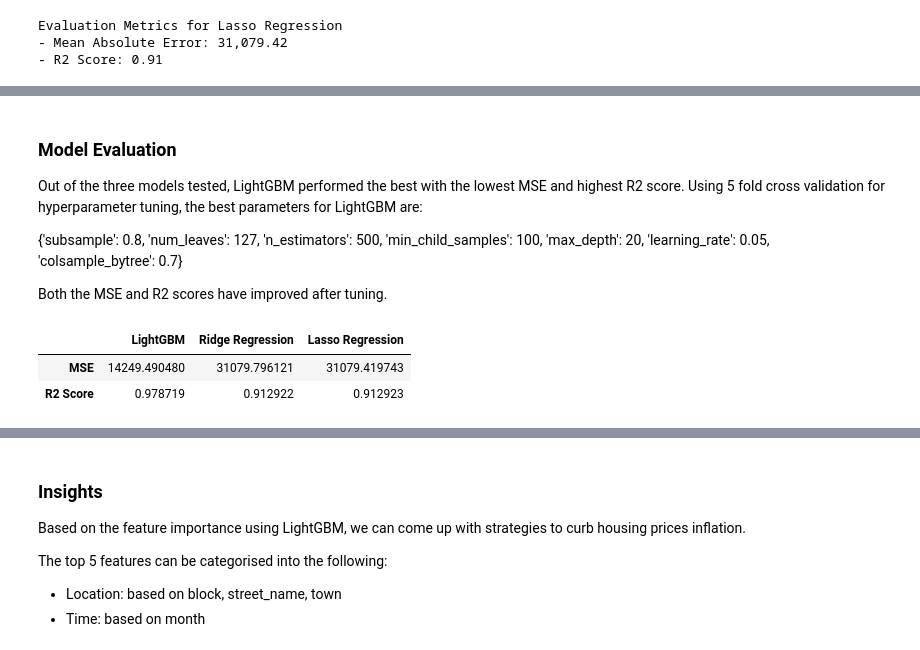
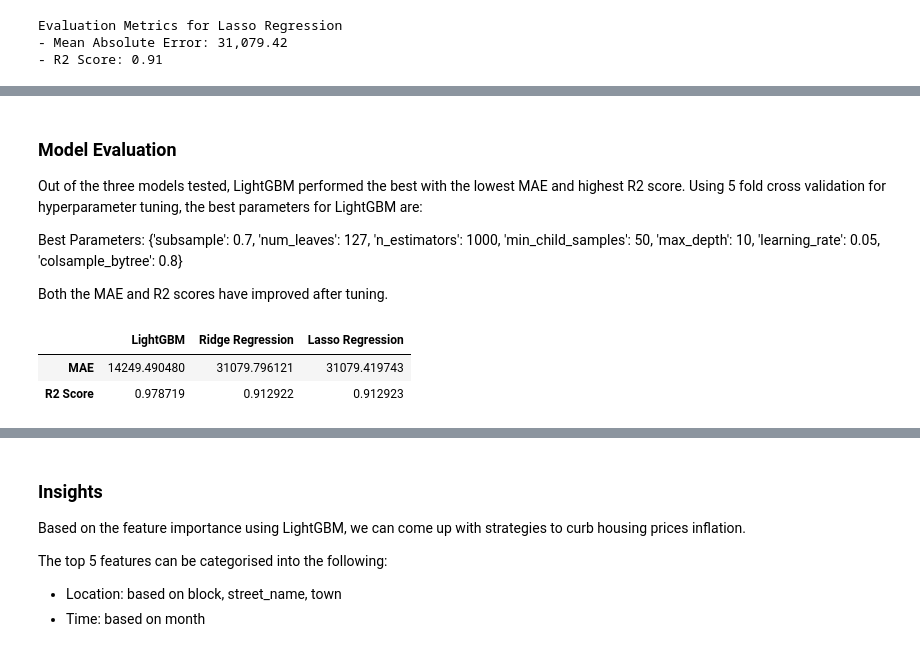
Before and after one commit to risafheng/sg_property_price_predictor, a Jupyter notebook: sg_property_price_predictor.ipynb, the cells around one changed output, grey strips where cells are left out. Cells and saved outputs as stored; diff of their text form; code cells hidden in the pictures.

```diff
--- a/sg_property_price_predictor.ipynb
+++ b/sg_property_price_predictor.ipynb
@@ -774,19 +780,20 @@ print(lasso_coef_df.sort_values(by='Coefficient', ascending=False).head(15))
 # %% [markdown]
 ### Model Evaluation
 
-Out of the three models tested, LightGBM performed the best with the lowest MSE and highest R2 score. Using 5 fold cross validation for hyperparameter tuning, the best parameters for LightGBM are:
+Out of the three models tested, LightGBM performed the best with the lowest MAE and highest R2 score. Using 5 fold cross validation for hyperparameter tuning, the best parameters for LightGBM are:
 
-{'subsample': 0.8, 'num_leaves': 127, 'n_estimators': 500, 'min_child_samples': 100, 'max_depth': 20, 'learning_rate': 0.05, 'colsample_bytree': 0.7}
+Best Parameters: {'subsample': 0.7, 'num_leaves': 127, 'n_estimators': 1000, 'min_child_samples': 50, 'max_depth': 10, 'learning_rate': 0.05, 'colsample_bytree': 0.8}
 
-Both the MSE and R2 scores have improved after tuning.
+
+Both the MAE and R2 scores have improved after tuning.
 # %%
 model_scores = {"LightGBM": lgb_metrics,
                 "Ridge Regression": ridge_metrics,
                 "Lasso Regression": lasso_metrics}
-pd.DataFrame(model_scores, index=["MSE", "R2 Score"])
+pd.DataFrame(model_scores, index=["MAE", "R2 Score"])
 # %% [output]
 |  | LightGBM | Ridge Regression | Lasso Regression |
-| MSE | 14249.490480 | 31079.796121 | 31079.419743 |
+| MAE | 14249.490480 | 31079.796121 | 31079.419743 |
 | R2 Score | 0.978719 | 0.912922 | 0.912923 |
 # %%
 """
```
Also changed, not shown: parts of 8 cells of this notebook.
